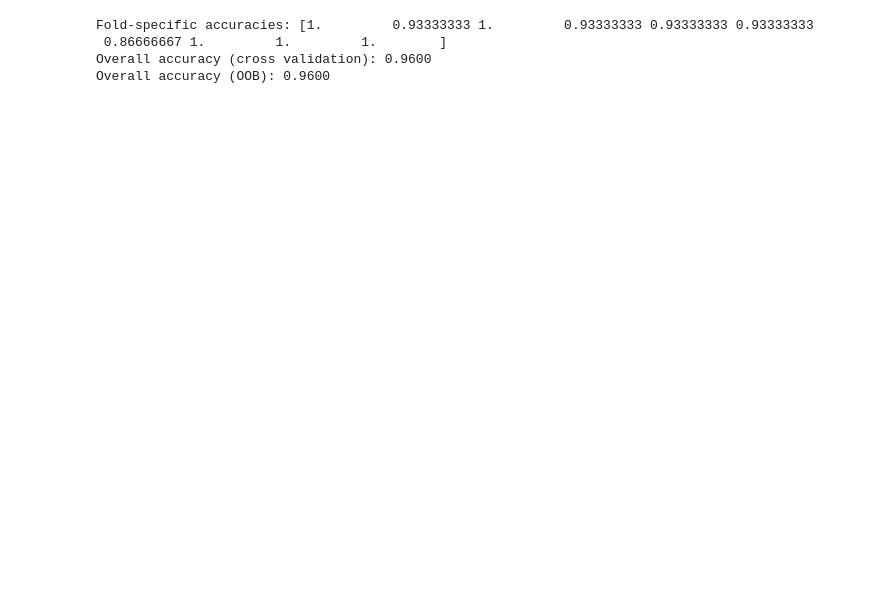
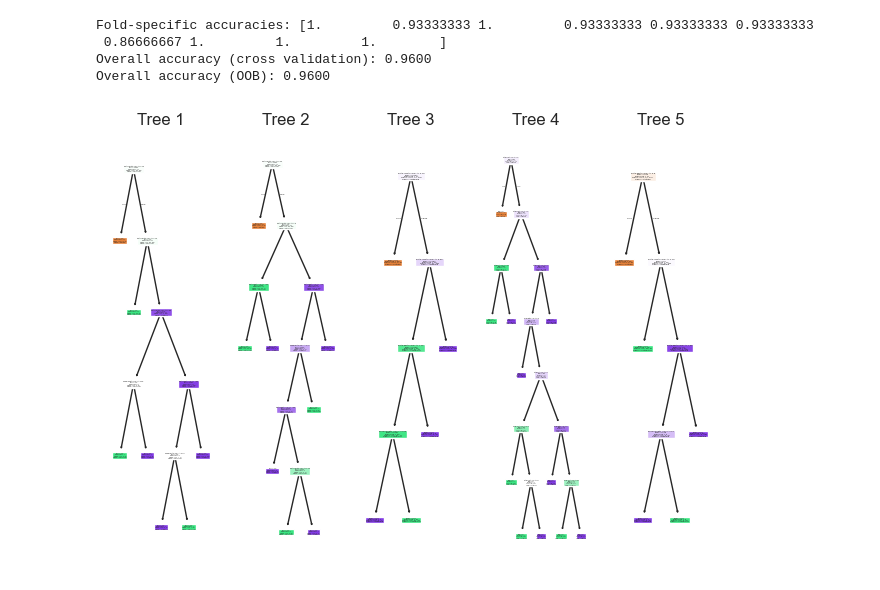
Before and after one commit to WelehoBRUDER/MetropoliaAMK-data-handling, a Jupyter notebook: iris-set/random-forest.ipynb, the cells around one changed output. Saved outputs shown, nothing was run; the diff lists cells and outputs as text; code cells hidden in the pictures; blank space fills up the shorter version.

Commit message:
tree visual

```diff
--- a/iris-set/random-forest.ipynb
+++ b/iris-set/random-forest.ipynb
@@ -5,9 +6,9 @@ from sklearn.model_selection import cross_val_score
 from sklearn.tree import plot_tree
 import matplotlib.pyplot as plt
 # %%
-df = pd.read_csv('iris.csv')
-X = df.drop(columns='species')
-y = df['species']
+iris = load_iris()
+X = iris.data
+y = iris.target
 
 model = RandomForestClassifier(n_estimators=100, bootstrap=True, max_samples=0.7, max_features=0.75, random_state=123, oob_score=True)
 
@@ -26,3 +27,19 @@ Fold-specific accuracies: [1.         0.93333333 1.         0.93333333 0.9333333
  0.86666667 1.         1.         1.        ]
 Overall accuracy (cross validation): 0.9600
 Overall accuracy (OOB): 0.9600
+# %%
+n_trees_to_plot = 5
+
+plt.figure(figure=(20, 10))
+
+
+for i in range(n_trees_to_plot):
+    plt.subplot(1, n_trees_to_plot, i + 1)  # 1 row and n_trees_to_plot columns
+    plot_tree(model.estimators_[i], filled=True,
+              feature_names=iris.feature_names, class_names=iris.target_names)
+    plt.title(f'Tree {i + 1}')
+
+plt.tight_layout()
+plt.show()
+# %% [output]
+[figure, added]
```
Also changed, not shown: parts of 1 cell of this notebook.
